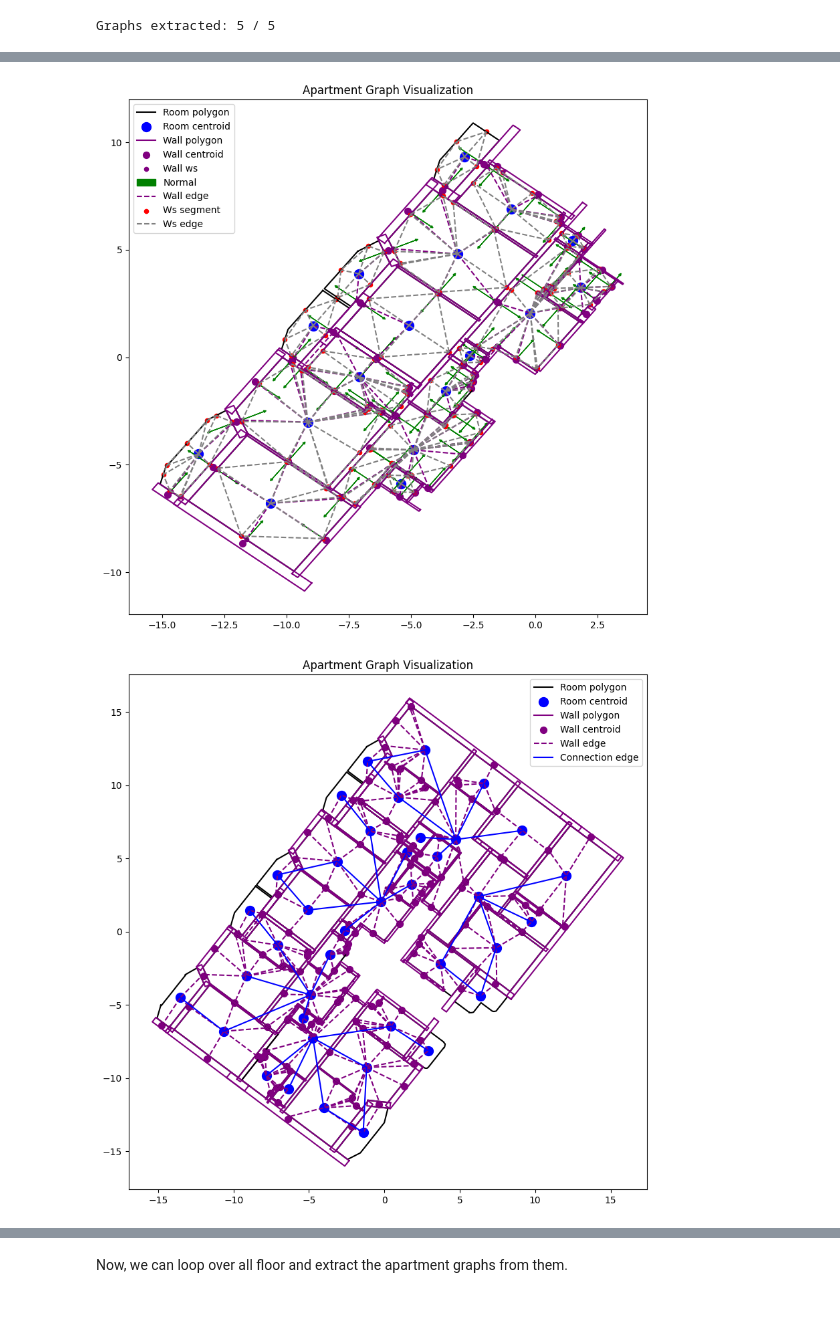
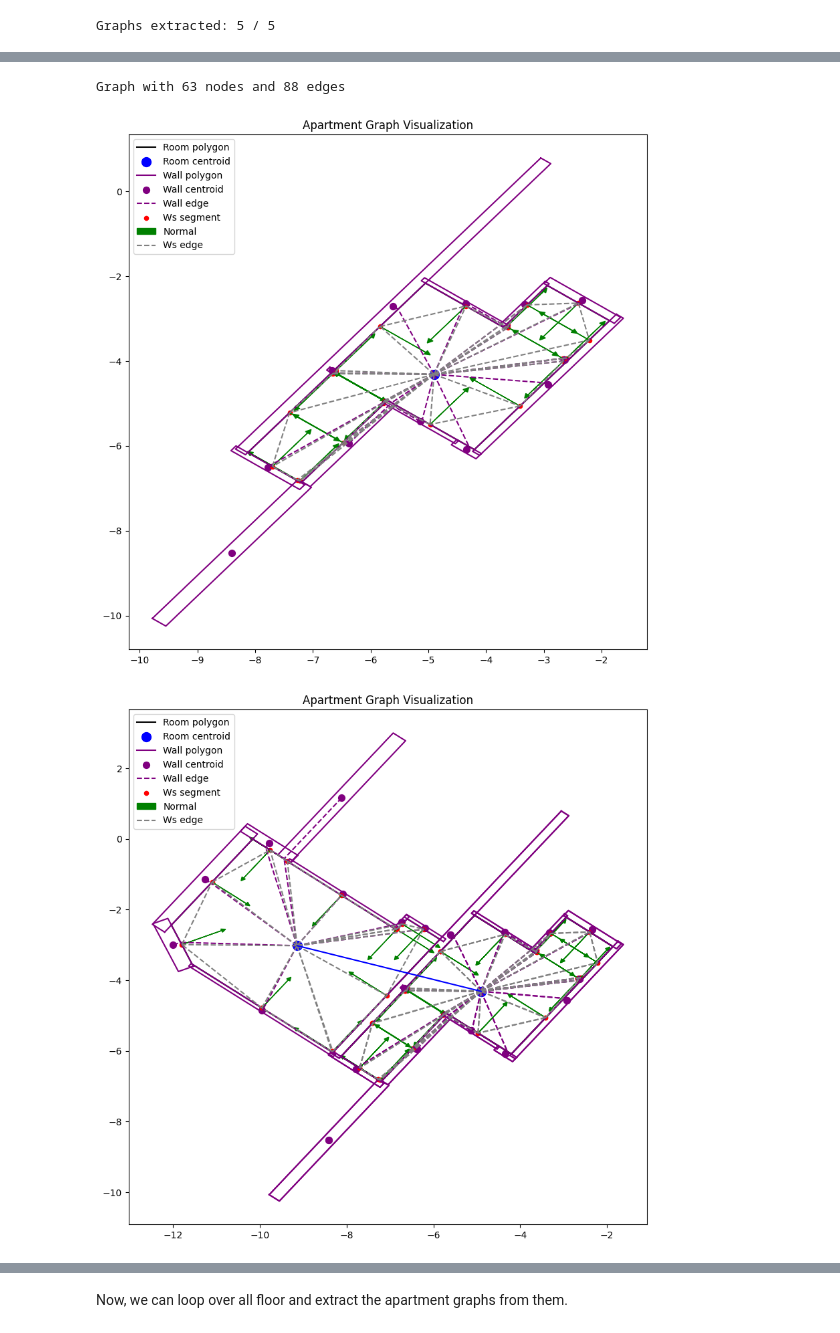
Before and after one commit to snt-arg/msd, a Jupyter notebook: NB - Data Curation 2.1 - Graph Extraction Apartment Level.ipynb, the cells around one changed output, grey strips where cells are left out. Saved outputs shown, nothing was run; the diff lists cells and outputs as text; code cells hidden in the pictures.

Commit message:
add extraction of partial graphs

```diff
--- a/NB - Data Curation 2.1 - Graph Extraction Apartment Level.ipynb
+++ b/NB - Data Curation 2.1 - Graph Extraction Apartment Level.ipynb
@@ -398,6 +398,7 @@ def extract_access_graph(geoms, cats, elevations, heights, names, apartment_id,
 
     # Defines the graph
     G = nx.Graph()
+    partial_G = []
 
     # Sets the mapping
     mapping_names = {cat: i for i, cat in enumerate(names)}
@@ -451,7 +452,9 @@ def extract_access_graph(geoms, cats, elevations, heights, names, apartment_id,
 
         gr.add_other_geometry(doors, windows, walls, door_indexes, window_indexes, wall_indexes, doors_z, windows_z, walls_z, room_dict, floor_id, apartment_id, key, G)
 
-    gr.connect_area_by_openings(G, str(str(floor_id) + "_" + str(apartment_id)))
+        gr.connect_area_by_openings(G, str(str(floor_id) + "_" + str(apartment_id)))
+
+        partial_G.append(G.copy())
 
     # # Security checks
     # # #Drop empty nodes
@@ -468,7 +471,7 @@ def extract_access_graph(geoms, cats, elevations, heights, names, apartment_id,
     G.graph["Windows"] = windows  # Windows
     G.graph["Entrances"] = entrances  # Entrances (doors)
 
-    return G
+    return G, partial_G
 # %% [markdown]
 Let's load the graphs in a list called `graphs`:
 # %%
@@ -487,13 +490,15 @@ from shapely.geometry import Polygon
 
 # Initialize emtpy list for graphs
 graphs = []
+partial_graphs = []
 
 # Loop over apartments
 for i, ((geoms, cats, elevations, heights), apartment_id) in enumerate(zip(apartments, apartment_ids)):
     clear_output(wait=True)
     print(f"Graphs extracted: {i+1} / {len(apartments)}")
-    G = extract_access_graph(geoms, cats, elevations, heights, names, apartment_id, floor_id)
+    G, partials = extract_access_graph(geoms, cats, elevations, heights, names, apartment_id, floor_id)
     graphs.append(G)
+    partial_graphs.append(partials)
 # %% [output]
 Graphs extracted: 5 / 5
 # %%
@@ -542,6 +547,10 @@ Nodes:
 9706_0377ba6866d6442886504415e32dd24a_wall_11_1: {'geom': [array([1.83854803, 1.60607414]), array([0.05920418, 2.977243  ])], 'polygon': [(1.8385480285583977, 1.6060741363677735), (0.0592041776081587, ...
 9706_0377ba6866d6442886504415e32dd24a_wall_11_2: {'geom': [array([0.05920418, 2.977243  ]), array([0.10621568, 3.03824907])], 'polygon': [(0.0592041776081587, 2.9772429963048097), (0.106215681377428,  ...
 9706_c0d2c1a6c9d8c09bd0dd7d52858bb45d_wall_11: {'polygon': [(0.9901633605049733, -2.0184232341654145), (1.1233626211845715, -1.8455726886445376), (4.54987049415732, -4.486052150351862), (4.41667123347 ...
+# %%
+print(partial_graphs[0][0])
+# %% [output]
+Graph with 63 nodes and 88 edges
 # %%
 def plot_a_graph(graphs_list, viz_rooms=True, viz_ws=True, viz_openings=False, viz_room_connection=True, viz_normals=False, viz_room_normals=False, viz_walls=True):
     """
@@ -644,34 +653,41 @@ def plot_a_graph(graphs_list, viz_rooms=True, viz_ws=True, viz_openings=False, v
                              ws_data['normal'][0], ws_data['normal'][1],
                              head_width=0.1, head_length=0.1, fc='green', ec='green', label='Normal' if not normal_added else "")
                     normal_added = True
 
             ws_edges = [(u, v) for u, v, d in graphs.edges(data=True) if 'ws_same_room' in d['type'] or 'ws_belongs_room' in d['type']]
             for idx, edge in enumerate(ws_edges):
                 start_node = graphs.nodes[edge[0]]
                 end_node = graphs.nodes[edge[1]]
                 ax.plot([start_node['center'][0], end_node['center'][0]],
                     [start_node['center'][1], end_node['center'][1]],
                     color='gray', linestyle='--', label='Ws edge' if not legend_added and idx == 0 else "")
 
         # Visualize connection edges
         if viz_room_connection:
             connection_edges = [(u, v) for u, v, d in graphs.edges(data=True) if 'connected' in d['type']]
             for idx, edge in enumerate(connection_edges):
                 start_node = graphs.nodes[edge[0]]
                 end_node = graphs.nodes[edge[1]]
                 ax.plot([start_node['center'][0], end_node['center'][0]],
                         [start_node['center'][1], end_node['center'][1]],
                         color='blue', linestyle='-', label='Connection edge' if not legend_added and idx == 0 else "")
 
         legend_added = True  # Set the flag to True after processing the first graph
 
     plt.title("Apartment Graph Visualization")
     plt.legend()
     plt.show()
 
-plot_graphs = [graphs[0], graphs[3]]
-plot_a_graph(plot_graphs, viz_openings=False, viz_room_connection=False, viz_normals=True, viz_ws=True, viz_walls=True)
+incremental_view = [partial_graphs[0][0]]
+plot_a_graph(incremental_view, viz_ws=True, viz_openings=False, viz_room_connection=True, viz_room_normals=True, viz_walls=True)
+incremental_view.append(partial_graphs[0][1])
+plot_a_graph(incremental_view, viz_ws=True, viz_openings=False, viz_room_connection=True, viz_room_normals=True, viz_walls=True)
+incremental_view.append(partial_graphs[0][2])
+plot_a_graph(incremental_view, viz_ws=True, viz_openings=False, viz_room_connection=True, viz_room_normals=True, viz_walls=True)
+
+plot_graphs = [graphs[0]]
+plot_a_graph(plot_graphs, viz_openings=False, viz_room_connection=True, viz_normals=True, viz_ws=True, viz_walls=True)
 plot_a_graph(graphs, viz_ws=False)
 # %% [output]
-[figure, old version]
+[figure, new version]
-[figure, old version]
+[figure, new version]
```
Also changed, not shown: parts of 1 cell of this notebook.
